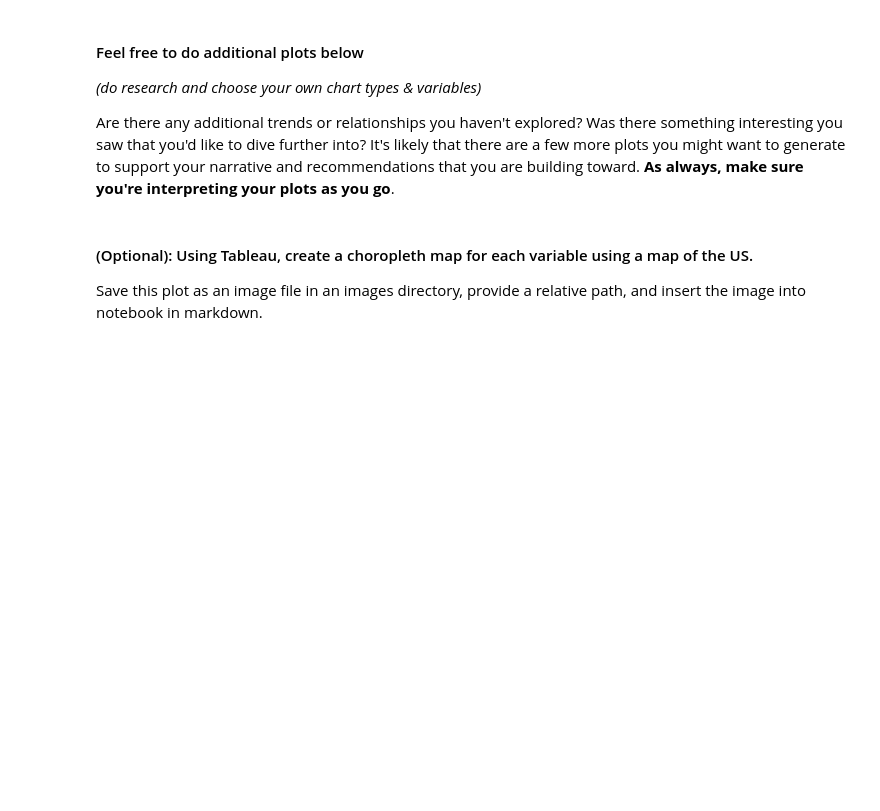
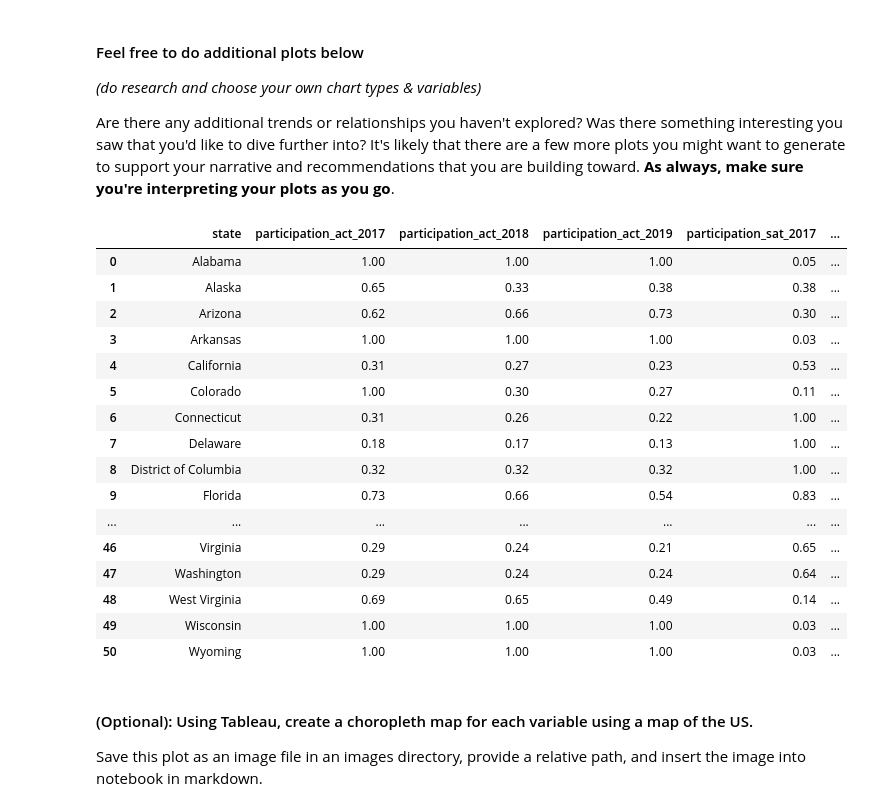
Before and after one commit to EricHeidbreder/GA_projects, a Jupyter notebook: projects/project-1-master/code/sat_act_data_HEIDBREDER.ipynb, the cells around one changed output. Cells and saved outputs as stored; diff of their text form; code cells hidden in the pictures; blank space fills up the shorter version.

```diff
--- a/projects/project-1-master/code/sat_act_data_HEIDBREDER.ipynb
+++ b/projects/project-1-master/code/sat_act_data_HEIDBREDER.ipynb
@@ -1243,3 +1261,24 @@ We see higher scores on the SATs, but there is consistently less participation p
 *(do research and choose your own chart types & variables)*
 
 Are there any additional trends or relationships you haven't explored? Was there something interesting you saw that you'd like to dive further into? It's likely that there are a few more plots you might want to generate to support your narrative and recommendations that you are building toward. **As always, make sure you're interpreting your plots as you go**.
+# %%
+columns=['state', 'participation_act_2017', 'participation_act_2018', 'participation_act_2019', 'participation_sat_2017', 'participation_sat_2018', 'participation_sat_2019']
+final[columns]
+# %% [output]
+|  | state | participation_act_2017 | participation_act_2018 | participation_act_2019 | participation_sat_2017 | ... |
+| 0 | Alabama | 1.00 | 1.00 | 1.00 | 0.05 | ... |
+| 1 | Alaska | 0.65 | 0.33 | 0.38 | 0.38 | ... |
+| 2 | Arizona | 0.62 | 0.66 | 0.73 | 0.30 | ... |
+| 3 | Arkansas | 1.00 | 1.00 | 1.00 | 0.03 | ... |
+| 4 | California | 0.31 | 0.27 | 0.23 | 0.53 | ... |
+| 5 | Colorado | 1.00 | 0.30 | 0.27 | 0.11 | ... |
+| 6 | Connecticut | 0.31 | 0.26 | 0.22 | 1.00 | ... |
+| 7 | Delaware | 0.18 | 0.17 | 0.13 | 1.00 | ... |
+| 8 | District of Columbia | 0.32 | 0.32 | 0.32 | 1.00 | ... |
+| 9 | Florida | 0.73 | 0.66 | 0.54 | 0.83 | ... |
+| ... | ... | ... | ... | ... | ... | ... |
+| 46 | Virginia | 0.29 | 0.24 | 0.21 | 0.65 | ... |
+| 47 | Washington | 0.29 | 0.24 | 0.24 | 0.64 | ... |
+| 48 | West Virginia | 0.69 | 0.65 | 0.49 | 0.14 | ... |
+| 49 | Wisconsin | 1.00 | 1.00 | 1.00 | 0.03 | ... |
+| 50 | Wyoming | 1.00 | 1.00 | 1.00 | 0.03 | ... |
```
Also changed, not shown: parts of 11 cells of this notebook.
